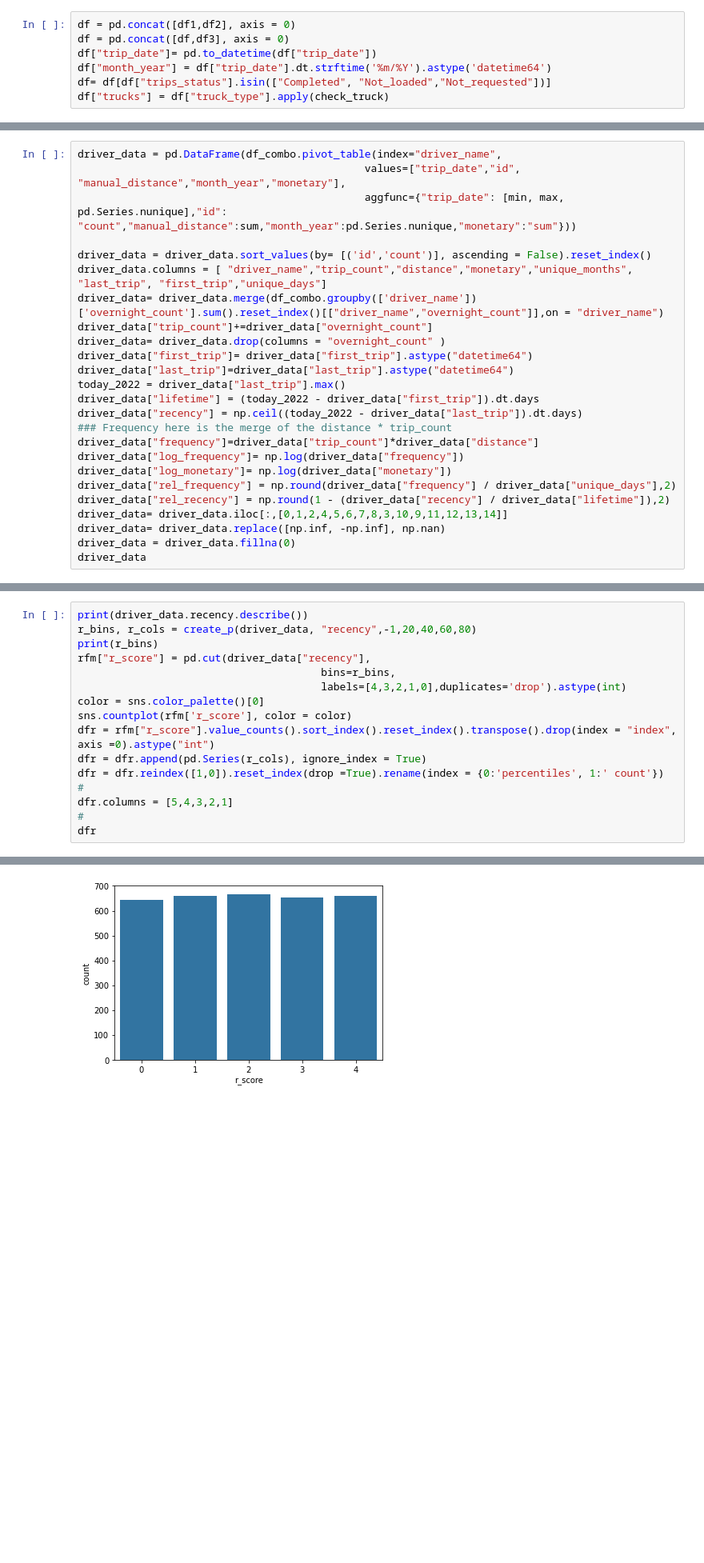
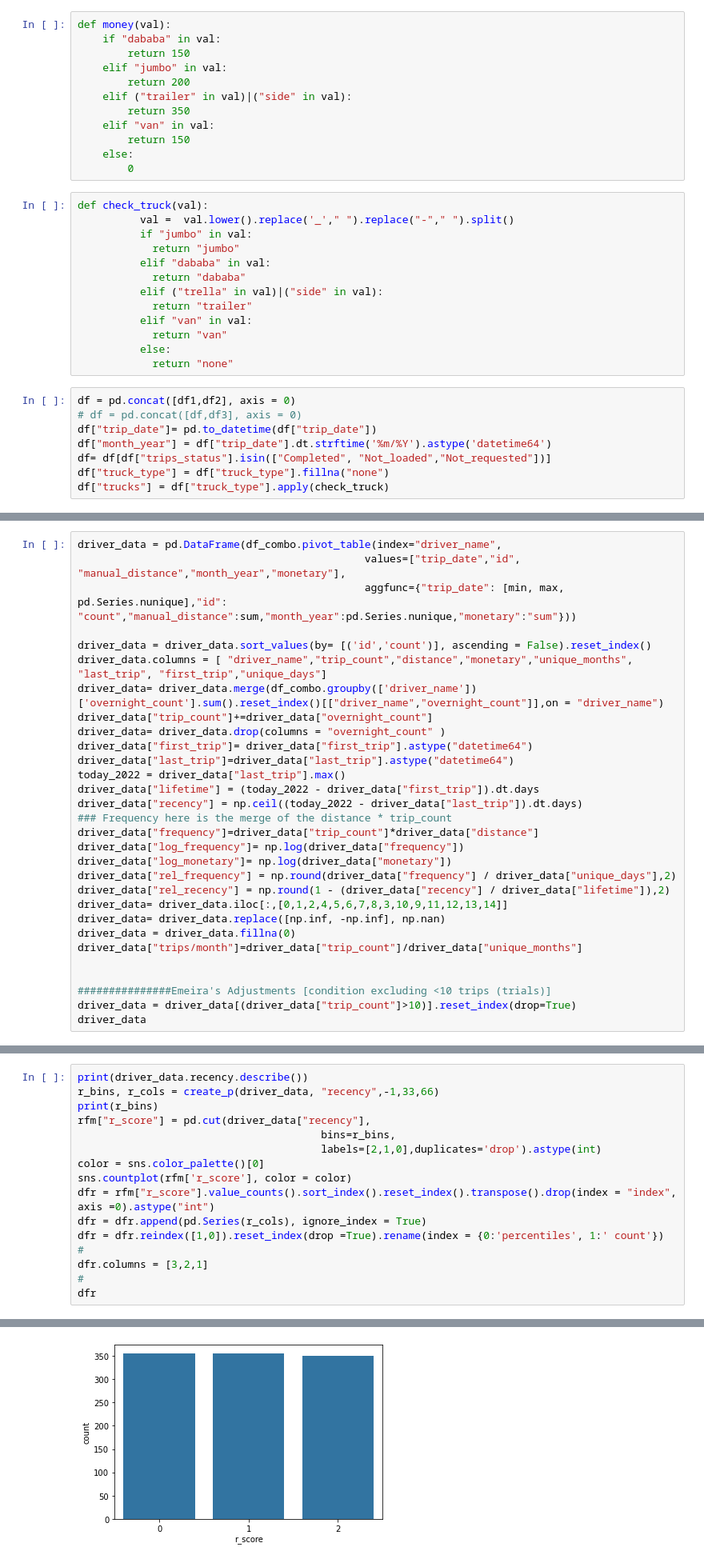
Before and after one commit to AhmedAminILLA/due_dilligence_2, a Jupyter notebook: due_dilligence2_(driver_analysis).ipynb, the cells around one changed output, grey strips where cells are left out. Shown at 80% size. Drawn from its saved outputs; the diff is of its cells as text; blank space fills up the shorter version.

```diff
--- a/due_dilligence2_(driver_analysis).ipynb
+++ b/due_dilligence2_(driver_analysis).ipynb
@@ -46,12 +45,38 @@ df3 = pd.read_excel("datasep.xlsx")
 # %%
 df_dstatus = pd.read_excel("driver_status.xlsx")
 df_dstatus = df_dstatus.rename(columns = {"Driver Name":"driver_name"})
+# %%
+def money(val):
+    if "dababa" in val:
+        return 150
+    elif "jumbo" in val:
+        return 200
+    elif ("trailer" in val)|("side" in val):
+        return 350
+    elif "van" in val:
+        return 150
+    else:
+        0
+# %%
+def check_truck(val):
+          val =  val.lower().replace('_'," ").replace("-"," ").split()
+          if "jumbo" in val:
+            return "jumbo"
+          elif "dababa" in val:
+            return "dababa"
+          elif ("trella" in val)|("side" in val):
+            return "trailer"
+          elif "van" in val:
+            return "van"
+          else:
+            return "none"
 # %%
 df = pd.concat([df1,df2], axis = 0)
-df = pd.concat([df,df3], axis = 0)
+# df = pd.concat([df,df3], axis = 0)
 df["trip_date"]= pd.to_datetime(df["trip_date"])
 df["month_year"] = df["trip_date"].dt.strftime('%m/%Y').astype('datetime64')
 df= df[df["trips_status"].isin(["Completed", "Not_loaded","Not_requested"])]
+df["truck_type"] = df["truck_type"].fillna("none")
 df["trucks"] = df["truck_type"].apply(check_truck)
 # %%
 print(df["trip_date"].min())
@@ -382,6 +387,11 @@ driver_data["rel_recency"] = np.round(1 - (driver_data["recency"] / driver_data[
 driver_data= driver_data.iloc[:,[0,1,2,4,5,6,7,8,3,10,9,11,12,13,14]]
 driver_data= driver_data.replace([np.inf, -np.inf], np.nan)
 driver_data = driver_data.fillna(0)
+driver_data["trips/month"]=driver_data["trip_count"]/driver_data["unique_months"]
+
+
+###############Emeira's Adjustments [condition excluding <10 trips (trials)]
+driver_data = driver_data[(driver_data["trip_count"]>10)].reset_index(drop=True)
 driver_data
 # %% [output]
 |  | driver_name | trip_count | distance | unique_months | last_trip | first_trip | unique_days | lifetime | ... |
@@ -462,18 +472,18 @@ rfm['driver_name'] = driver_data.driver_name
 recency
 # %%
 print(driver_data.recency.describe())
-r_bins, r_cols = create_p(driver_data, "recency",-1,20,40,60,80)
+r_bins, r_cols = create_p(driver_data, "recency",-1,33,66)
 print(r_bins)
 rfm["r_score"] = pd.cut(driver_data["recency"],
                                        bins=r_bins,
-                                       labels=[4,3,2,1,0],duplicates='drop').astype(int)
+                                       labels=[2,1,0],duplicates='drop').astype(int)
 color = sns.color_palette()[0]
 sns.countplot(rfm['r_score'], color = color)
 dfr = rfm["r_score"].value_counts().sort_index().reset_index().transpose().drop(index = "index", axis =0).astype("int")
 dfr = dfr.append(pd.Series(r_cols), ignore_index = True)
 dfr = dfr.reindex([1,0]).reset_index(drop =True).rename(index = {0:'percentiles', 1:' count'})
 #
-dfr.columns = [5,4,3,2,1]
+dfr.columns = [3,2,1]
 #
 dfr
 # %% [output]
@@ -494,4 +504,4 @@ Name: recency, dtype: float64
-[figure, old version]
+[figure, new version]
 # %% [markdown]
 rel recency
 # %%
```
Also changed, not shown: parts of 36 cells of this notebook, 7 other files.
